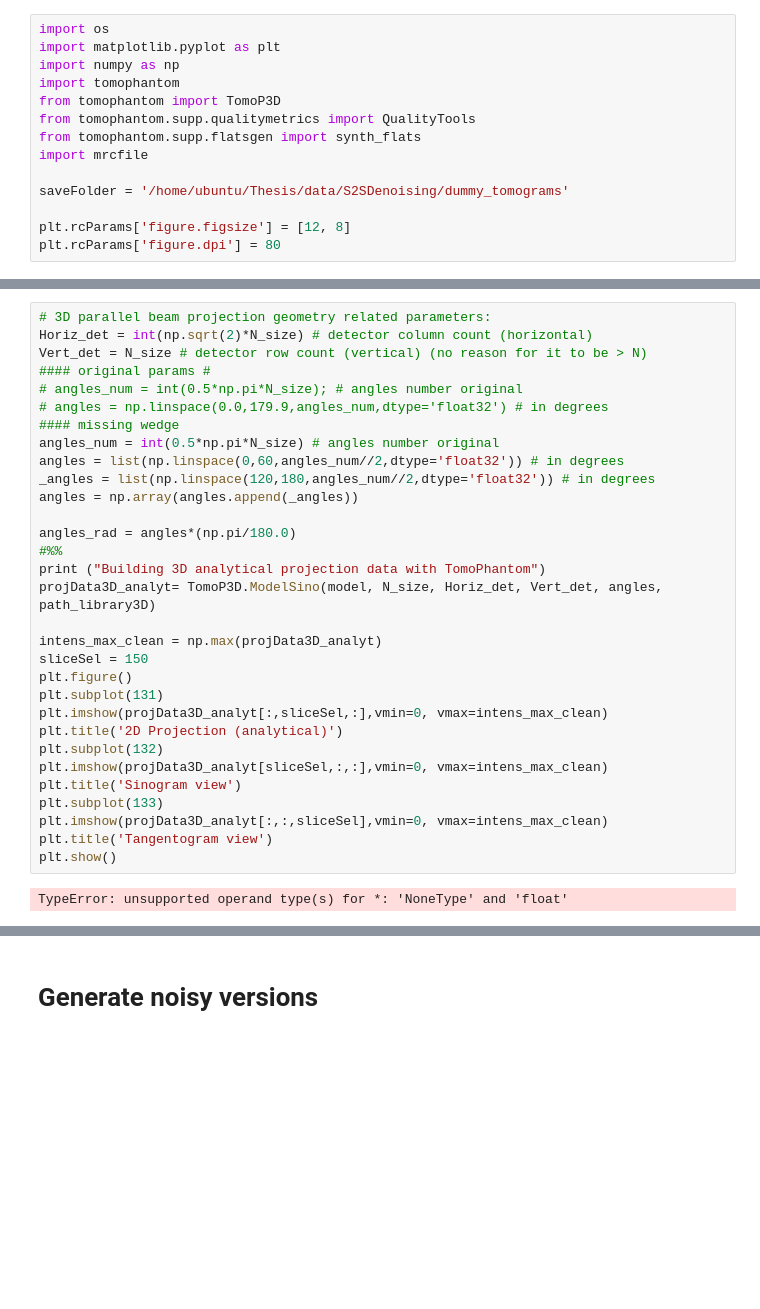
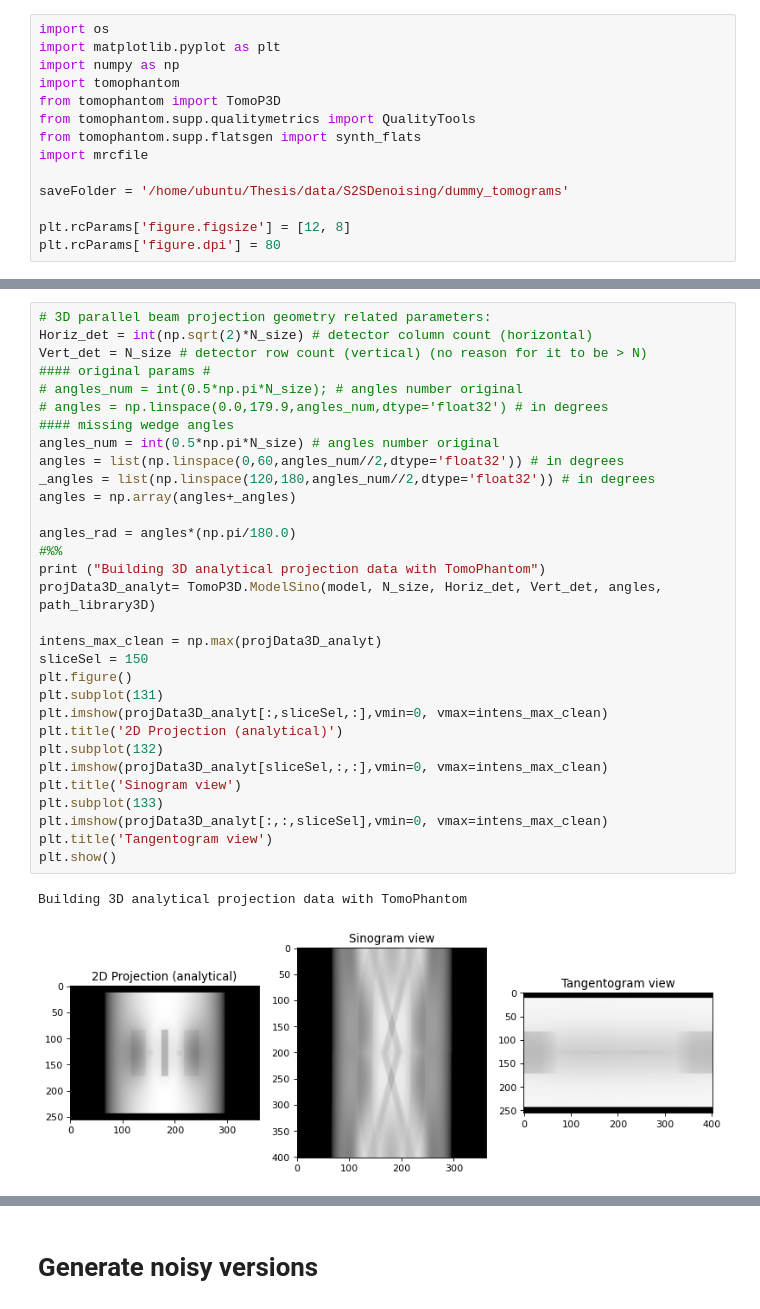
Before and after one commit to Fickincool/master-thesis, a Jupyter notebook: Notebooks/6.00_self2selfDenoising/6.08_tomoPhantoms.ipynb, the cells around one changed output, grey strips where cells are left out. Drawn from its saved outputs; the diff is of its cells as text; blank space fills up the shorter version.

```diff
--- a/Notebooks/6.00_self2selfDenoising/6.08_tomoPhantoms.ipynb
+++ b/Notebooks/6.00_self2selfDenoising/6.08_tomoPhantoms.ipynb
@@ -47,36 +47,37 @@ Building 3D phantom using TomoPhantom software
 # %%
 # 3D parallel beam projection geometry related parameters:
 Horiz_det = int(np.sqrt(2)*N_size) # detector column count (horizontal)
 Vert_det = N_size # detector row count (vertical) (no reason for it to be > N)
 #### original params #
 # angles_num = int(0.5*np.pi*N_size); # angles number original
 # angles = np.linspace(0.0,179.9,angles_num,dtype='float32') # in degrees
-#### missing wedge
+#### missing wedge angles
 angles_num = int(0.5*np.pi*N_size) # angles number original
 angles = list(np.linspace(0,60,angles_num//2,dtype='float32')) # in degrees
 _angles = list(np.linspace(120,180,angles_num//2,dtype='float32')) # in degrees
-angles = np.array(angles.append(_angles))
+angles = np.array(angles+_angles)
 
 angles_rad = angles*(np.pi/180.0)
 #%%
 print ("Building 3D analytical projection data with TomoPhantom")
 projData3D_analyt= TomoP3D.ModelSino(model, N_size, Horiz_det, Vert_det, angles, path_library3D)
 
 intens_max_clean = np.max(projData3D_analyt)
 sliceSel = 150
 plt.figure()
 plt.subplot(131)
 plt.imshow(projData3D_analyt[:,sliceSel,:],vmin=0, vmax=intens_max_clean)
 plt.title('2D Projection (analytical)')
 plt.subplot(132)
 plt.imshow(projData3D_analyt[sliceSel,:,:],vmin=0, vmax=intens_max_clean)
 plt.title('Sinogram view')
 plt.subplot(133)
 plt.imshow(projData3D_analyt[:,:,sliceSel],vmin=0, vmax=intens_max_clean)
 plt.title('Tangentogram view')
 plt.show()
 # %% [output]
-TypeError: unsupported operand type(s) for *: 'NoneType' and 'float'
+Building 3D analytical projection data with TomoPhantom
+[figure, added]
 # %%
 print ("Adding noise to projection data")
 from tomophantom.supp.artifacts import _Artifacts_
```
Also changed, not shown: parts of 5 cells of this notebook, 7 other files.
